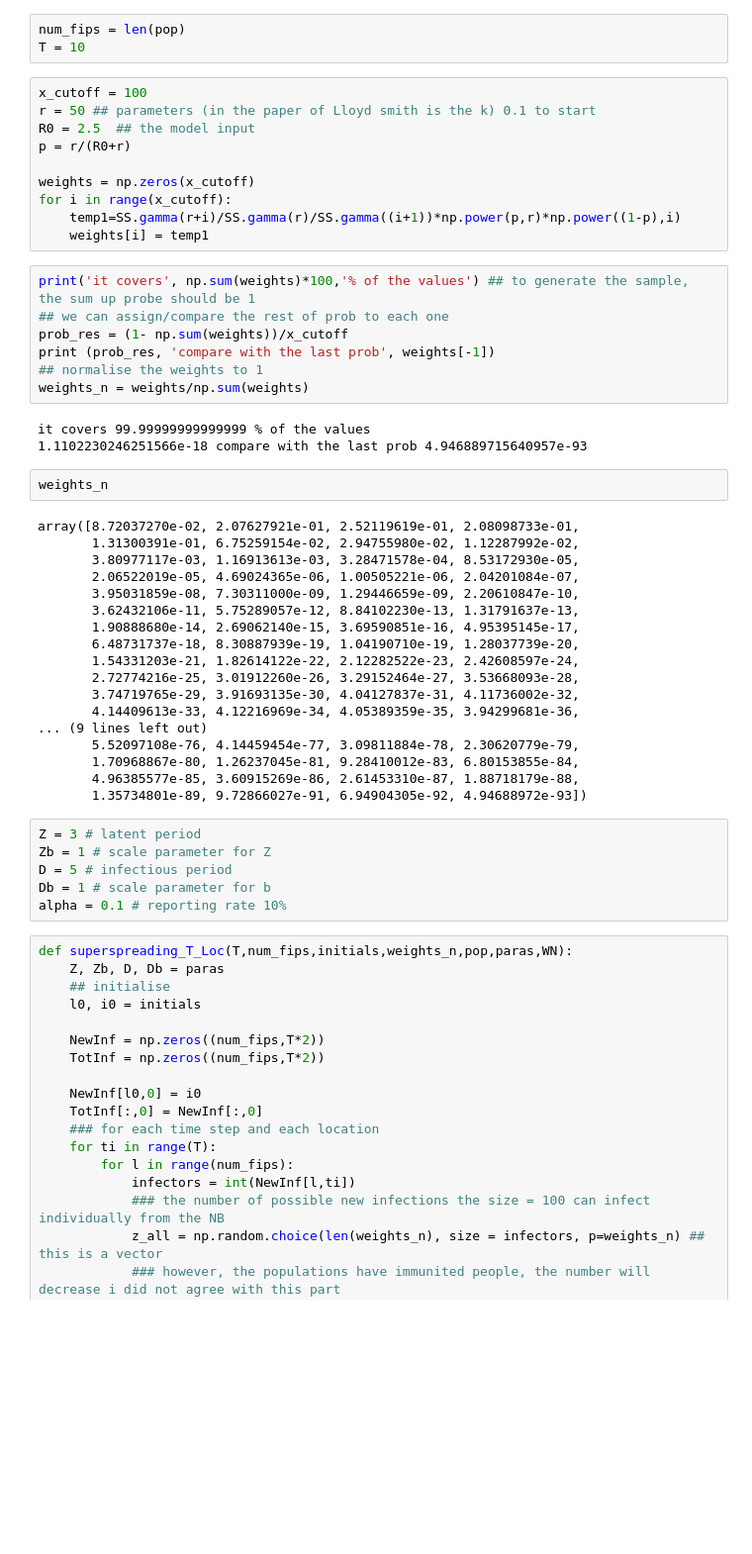
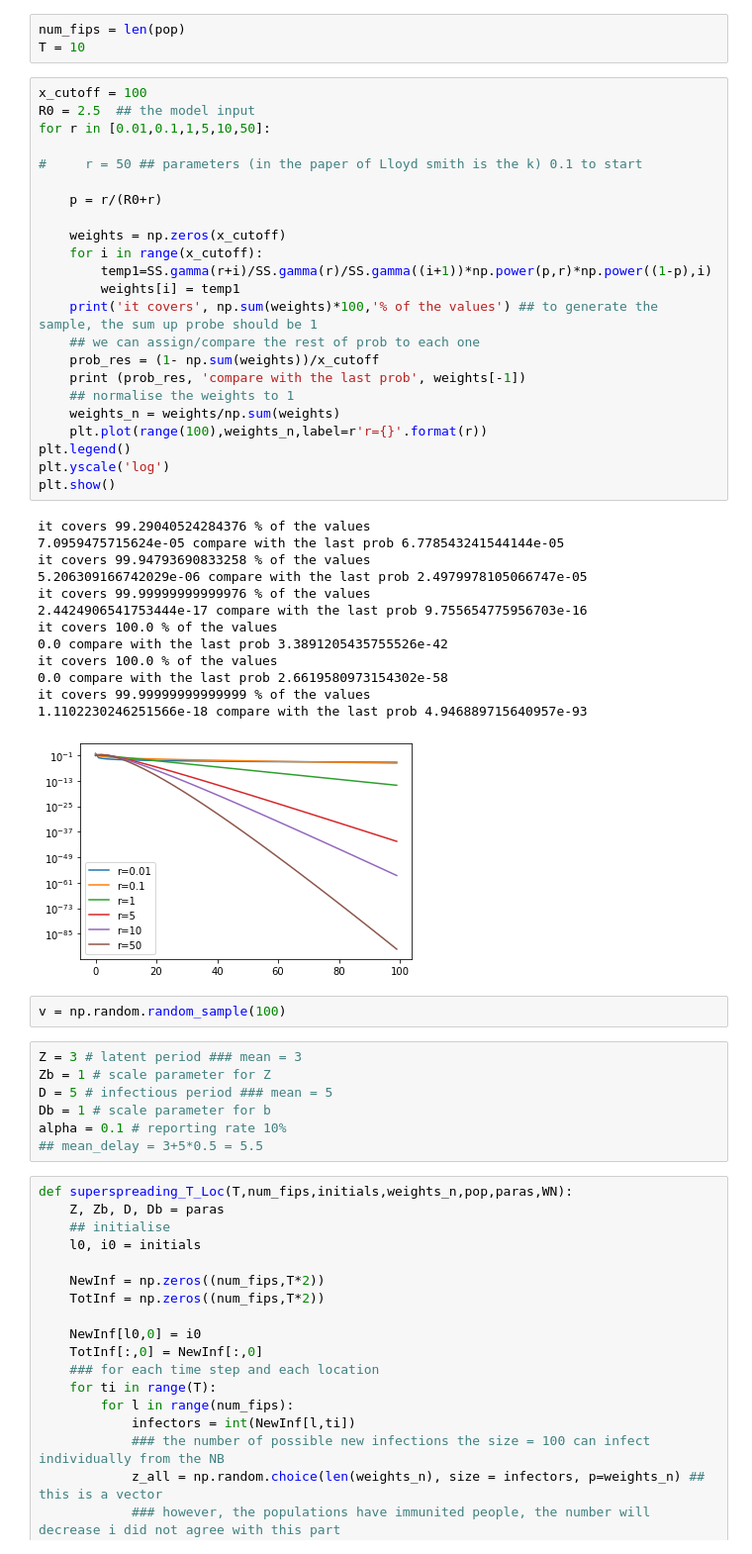
Before and after one commit to Qing1011/branchingmodel, a Jupyter notebook: notebook/model_sample.ipynb, the cells around one changed output. Shown at 99% size. Cells and saved outputs as stored; diff of their text form; blank space fills up the shorter version.

```diff
--- a/notebook/model_sample.ipynb
+++ b/notebook/model_sample.ipynb
@@ -20,50 +20,50 @@ num_fips = len(pop)
 T = 10
 # %%
 x_cutoff = 100
-r = 50 ## parameters (in the paper of Lloyd smith is the k) 0.1 to start
 R0 = 2.5  ## the model input
-p = r/(R0+r)
+for r in [0.01,0.1,1,5,10,50]:
 
-weights = np.zeros(x_cutoff)
-for i in range(x_cutoff):
-    temp1=SS.gamma(r+i)/SS.gamma(r)/SS.gamma((i+1))*np.power(p,r)*np.power((1-p),i)
-    weights[i] = temp1
+#     r = 50 ## parameters (in the paper of Lloyd smith is the k) 0.1 to start
+
+    p = r/(R0+r)
+
+    weights = np.zeros(x_cutoff)
+    for i in range(x_cutoff):
+        temp1=SS.gamma(r+i)/SS.gamma(r)/SS.gamma((i+1))*np.power(p,r)*np.power((1-p),i)
+        weights[i] = temp1
+    print('it covers', np.sum(weights)*100,'% of the values') ## to generate the sample, the sum up probe should be 1
+    ## we can assign/compare the rest of prob to each one
+    prob_res = (1- np.sum(weights))/x_cutoff
+    print (prob_res, 'compare with the last prob', weights[-1])
+    ## normalise the weights to 1
+    weights_n = weights/np.sum(weights)
+    plt.plot(range(100),weights_n,label=r'r={}'.format(r))
+plt.legend()
+plt.yscale('log')
+plt.show()
+# %% [output]
+it covers 99.29040524284376 % of the values
+7.0959475715624e-05 compare with the last prob 6.778543241544144e-05
+it covers 99.94793690833258 % of the values
+5.206309166742029e-06 compare with the last prob 2.4979978105066747e-05
+it covers 99.99999999999976 % of the values
+2.4424906541753444e-17 compare with the last prob 9.755654775956703e-16
+it covers 100.0 % of the values
+0.0 compare with the last prob 3.3891205435755526e-42
+it covers 100.0 % of the values
+0.0 compare with the last prob 2.6619580973154302e-58
+it covers 99.99999999999999 % of the values
+1.1102230246251566e-18 compare with the last prob 4.946889715640957e-93
+[figure, added]
-# %%
-print('it covers', np.sum(weights)*100,'% of the values') ## to generate the sample, the sum up probe should be 1
-## we can assign/compare the rest of prob to each one
-prob_res = (1- np.sum(weights))/x_cutoff
-print (prob_res, 'compare with the last prob', weights[-1])
-## normalise the weights to 1
-weights_n = weights/np.sum(weights)
-# %% [output]
-it covers 99.99999999999999 % of the values
-1.1102230246251566e-18 compare with the last prob 4.946889715640957e-93
-# %%
-weights_n
-# %% [output]
-array([8.72037270e-02, 2.07627921e-01, 2.52119619e-01, 2.08098733e-01,
-       1.31300391e-01, 6.75259154e-02, 2.94755980e-02, 1.12287992e-02,
-       3.80977117e-03, 1.16913613e-03, 3.28471578e-04, 8.53172930e-05,
-       2.06522019e-05, 4.69024365e-06, 1.00505221e-06, 2.04201084e-07,
-       3.95031859e-08, 7.30311000e-09, 1.29446659e-09, 2.20610847e-10,
-       3.62432106e-11, 5.75289057e-12, 8.84102230e-13, 1.31791637e-13,
-       1.90888680e-14, 2.69062140e-15, 3.69590851e-16, 4.95395145e-17,
-       6.48731737e-18, 8.30887939e-19, 1.04190710e-19, 1.28037739e-20,
-       1.54331203e-21, 1.82614122e-22, 2.12282522e-23, 2.42608597e-24,
-       2.72774216e-25, 3.01912260e-26, 3.29152464e-27, 3.53668093e-28,
-       3.74719765e-29, 3.91693135e-30, 4.04127837e-31, 4.11736002e-32,
-       4.14409613e-33, 4.12216969e-34, 4.05389359e-35, 3.94299681e-36,
-... (9 lines left out)
-       5.52097108e-76, 4.14459454e-77, 3.09811884e-78, 2.30620779e-79,
-       1.70968867e-80, 1.26237045e-81, 9.28410012e-83, 6.80153855e-84,
-       4.96385577e-85, 3.60915269e-86, 2.61453310e-87, 1.88718179e-88,
-       1.35734801e-89, 9.72866027e-91, 6.94904305e-92, 4.94688972e-93])
+# %%
+v = np.random.random_sample(100)
 # %%
-Z = 3 # latent period
+Z = 3 # latent period ### mean = 3
 Zb = 1 # scale parameter for Z
-D = 5 # infectious period
+D = 5 # infectious period ### mean = 5
 Db = 1 # scale parameter for b
 alpha = 0.1 # reporting rate 10%
+## mean_delay = 3+5*0.5 = 5.5
 # %%
 def superspreading_T_Loc(T,num_fips,initials,weights_n,pop,paras,WN):
     Z, Zb, D, Db = paras
```
Also changed, not shown: 4 other files.
